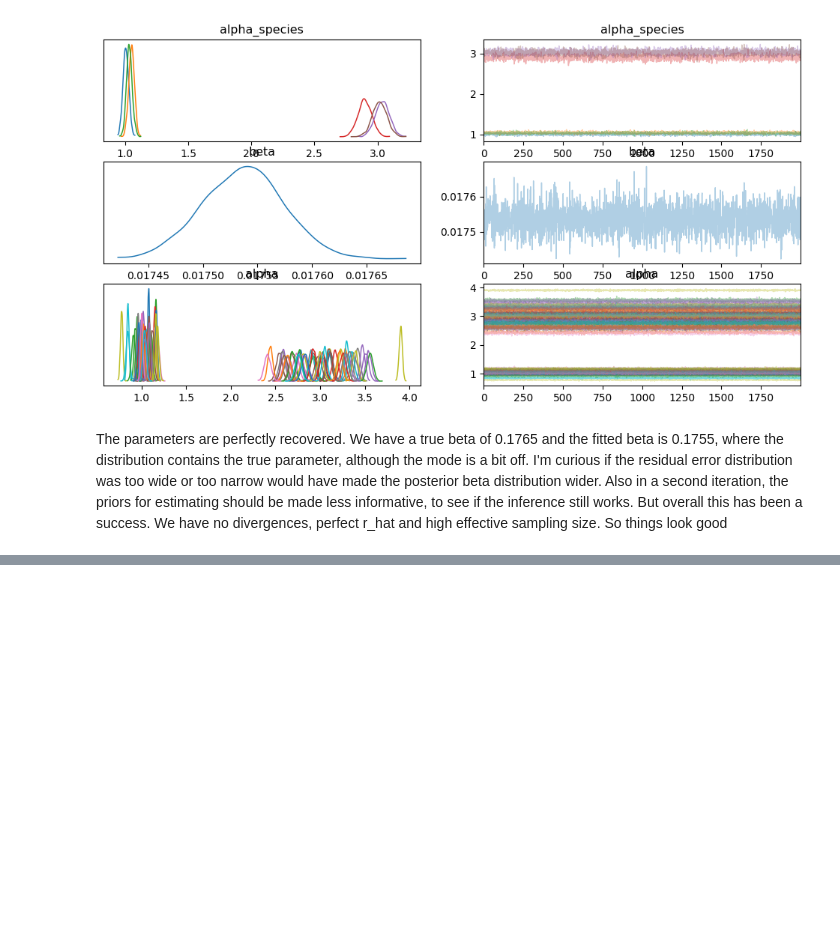
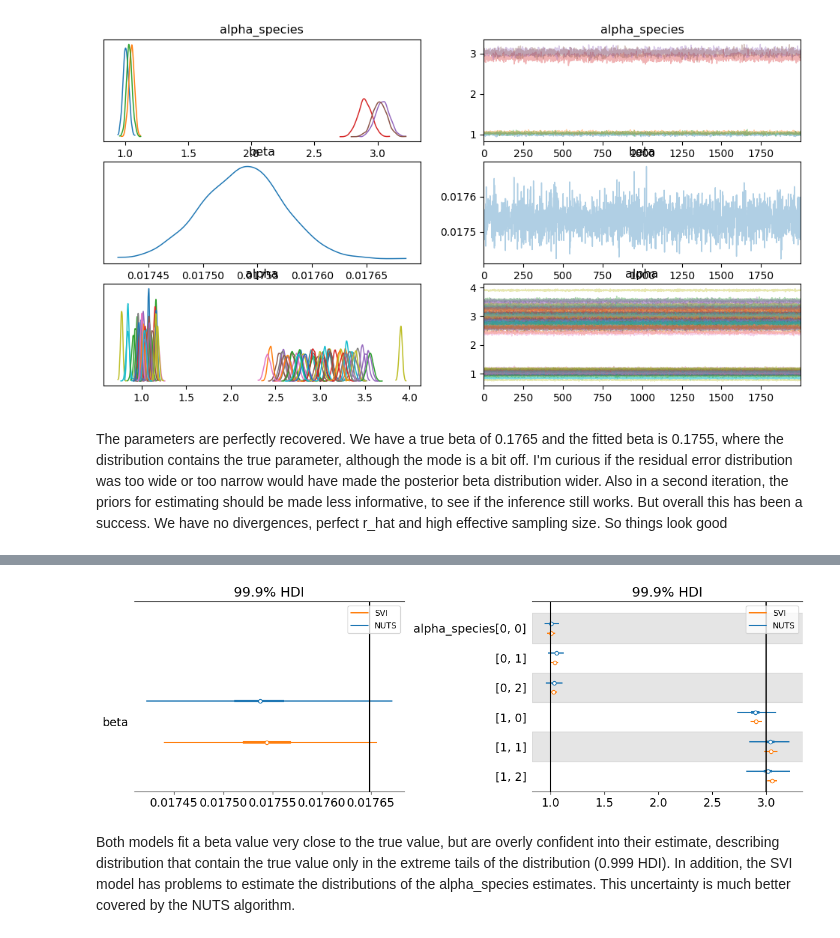
Before and after one commit to flo-schu/pymob, a Jupyter notebook: case_studies/test_case_study/scripts/hierarchical_model.ipynb, the cells around one changed output, grey strips where cells are left out. Drawn from its saved outputs; the diff is of its cells as text; code cells hidden in the pictures; blank space fills up the shorter version.

```diff
--- a/case_studies/test_case_study/scripts/hierarchical_model.ipynb
+++ b/case_studies/test_case_study/scripts/hierarchical_model.ipynb
@@ -333,0 +378,29 @@ Inference data with groups:
+# %%
+fig, (ax1, ax2) = plt.subplots(1, 2, figsize=(12,4))
+
+az.plot_forest(
+    data=[idata_nuts.posterior, idata_svi.posterior],
+    model_names=["NUTS", "SVI"],
+    var_names=["beta"],
+    ax=ax1,
+    combined=True,
+    hdi_prob=0.999
+)
+ax1.vlines(theta["beta"],*ax1.get_ylim(), color="black")
+
+az.plot_forest(
+    data=[idata_nuts.posterior, idata_svi.posterior],
+    model_names=["NUTS", "SVI"],
+    var_names=["alpha_species"],
+    ax=ax2,
+    combined=True,
+    hdi_prob=0.999
+)
+ax2.vlines(1,*ax2.get_ylim(), color="black")
+ax2.vlines(3,*ax2.get_ylim(), color="black")
+
+plt.tight_layout()
+# %% [output]
+[figure, added]
+# %% [markdown]
+Both models fit a beta value very close to the true value, but are overly confident into their estimate, describing distribution that contain the true value only in the extreme tails of the distribution (0.999 HDI). In addition, the SVI model has problems to estimate the distributions of the alpha_species estimates. This uncertainty is much better covered by the NUTS algorithm.
```
Also changed, not shown: parts of 9 cells of this notebook.
